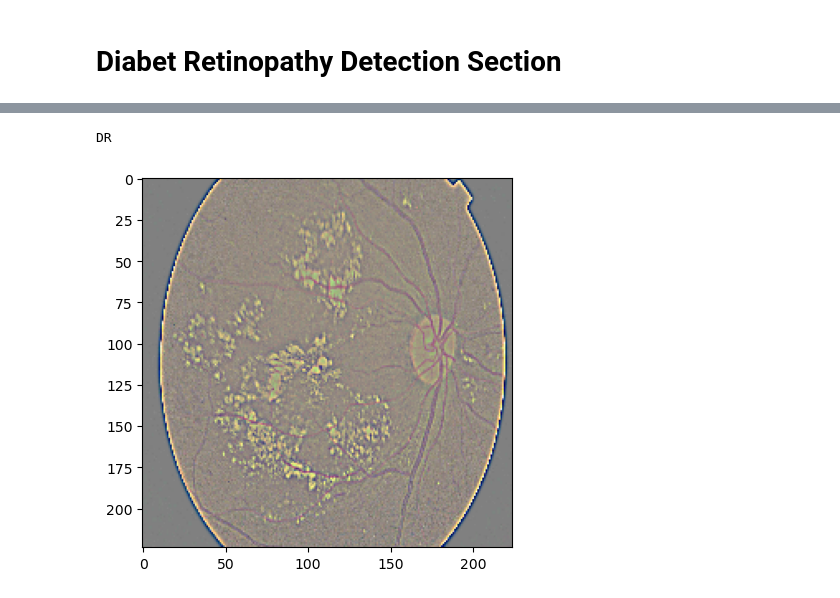
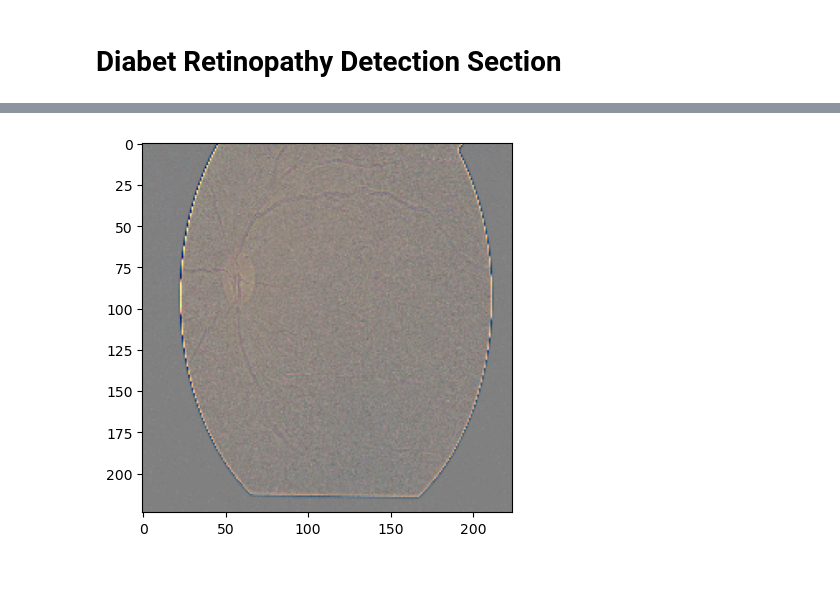
Before and after one commit to AyyappaSwamy-Sam/Diabetic-retinopathy-detection, a Jupyter notebook: diabetic_retinopathy_detection_cnn.ipynb, the cells around one changed output, grey strips where cells are left out. Cells and saved outputs as stored; diff of their text form; code cells hidden in the pictures.

```diff
--- a/diabetic_retinopathy_detection_cnn.ipynb
+++ b/diabetic_retinopathy_detection_cnn.ipynb
@@ -418,5 +449,5 @@ def predict_class(path):
     else:
         print('DR')
 # %%
-predict_class('/home/swamy/Documents/Biology_Project/gaussian_filtered_images/gaussian_filtered_images/Severe/0f96c358a250.png')
+predict_class('/home/swamy/Documents/diabetic_retinopathy_detection_using_CNN/test/DR/0ca0aee4d57e.png')
 # %% [output]
@@ -436,2 +456 @@ predict_class('/home/swamy/Documents/Biology_Project/gaussian_filtered_images/ga
-DR
-[figure, old version]
+[figure, new version]
```
Also changed, not shown: parts of 15 cells of this notebook.
